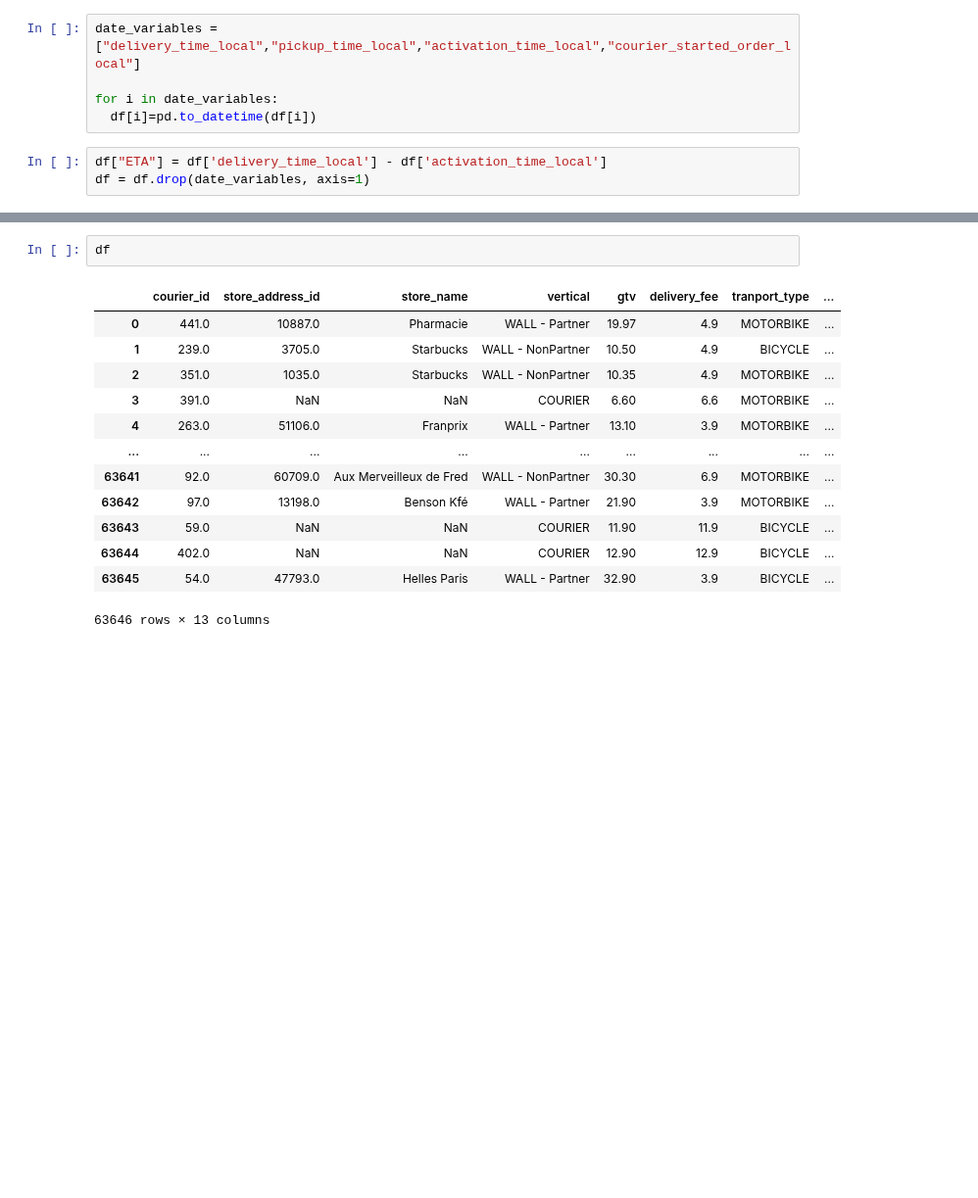
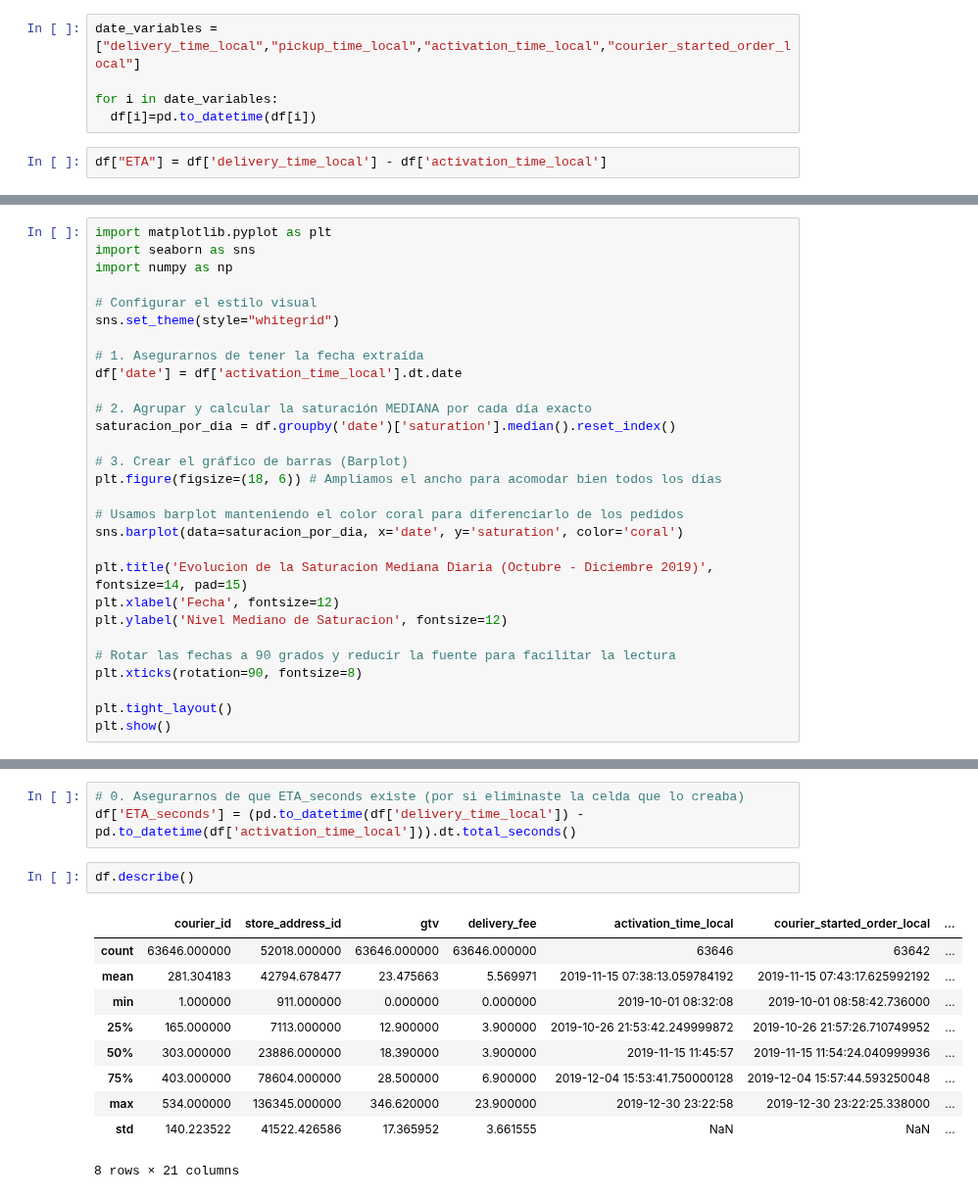
Before and after one commit to antni201204/Glovo_reto, a Jupyter notebook: GLOVO.ipynb, the cells around one changed output, grey strips where cells are left out. Shown at 98% size. Drawn from its saved outputs; the diff is of its cells as text; blank space fills up the shorter version.

```diff
--- a/GLOVO.ipynb
+++ b/GLOVO.ipynb
@@ -205,4 +223,3 @@ for i in date_variables:
   df[i]=pd.to_datetime(df[i])
 # %%
 df["ETA"] = df['delivery_time_local'] - df['activation_time_local']
-df = df.drop(date_variables, axis=1)
@@ -208,0 +396,29 @@ df = df.drop(date_variables, axis=1)
+# %%
+import matplotlib.pyplot as plt
+import seaborn as sns
+import numpy as np
+
+# Configurar el estilo visual
+sns.set_theme(style="whitegrid")
+
+# 1. Asegurarnos de tener la fecha extraída
+df['date'] = df['activation_time_local'].dt.date
+
+# 2. Agrupar y calcular la saturación MEDIANA por cada día exacto
+saturacion_por_dia = df.groupby('date')['saturation'].median().reset_index()
+
+# 3. Crear el gráfico de barras (Barplot)
+plt.figure(figsize=(18, 6)) # Ampliamos el ancho para acomodar bien todos los días
+
+# Usamos barplot manteniendo el color coral para diferenciarlo de los pedidos
+sns.barplot(data=saturacion_por_dia, x='date', y='saturation', color='coral')
+
+plt.title('Evolucion de la Saturacion Mediana Diaria (Octubre - Diciembre 2019)', fontsize=14, pad=15)
+plt.xlabel('Fecha', fontsize=12)
+plt.ylabel('Nivel Mediano de Saturacion', fontsize=12)
+
+# Rotar las fechas a 90 grados y reducir la fuente para facilitar la lectura
+plt.xticks(rotation=90, fontsize=8)
+
+plt.tight_layout()
+plt.show()
@@ -209,16 +427,16 @@ df = df.drop(date_variables, axis=1)
+# %%
+# 0. Asegurarnos de que ETA_seconds existe (por si eliminaste la celda que lo creaba)
+df['ETA_seconds'] = (pd.to_datetime(df['delivery_time_local']) - pd.to_datetime(df['activation_time_local'])).dt.total_seconds()
 # %%
-df
+df.describe()
 # %% [output]
-|  | courier_id | store_address_id | store_name | vertical | gtv | delivery_fee | tranport_type | ... |
-| 0 | 441.0 | 10887.0 | Pharmacie | WALL - Partner | 19.97 | 4.9 | MOTORBIKE | ... |
-| 1 | 239.0 | 3705.0 | Starbucks | WALL - NonPartner | 10.50 | 4.9 | BICYCLE | ... |
-| 2 | 351.0 | 1035.0 | Starbucks | WALL - NonPartner | 10.35 | 4.9 | MOTORBIKE | ... |
-| 3 | 391.0 | NaN | NaN | COURIER | 6.60 | 6.6 | MOTORBIKE | ... |
-| 4 | 263.0 | 51106.0 | Franprix | WALL - Partner | 13.10 | 3.9 | MOTORBIKE | ... |
-| ... | ... | ... | ... | ... | ... | ... | ... | ... |
-| 63641 | 92.0 | 60709.0 | Aux Merveilleux de Fred | WALL - NonPartner | 30.30 | 6.9 | MOTORBIKE | ... |
-| 63642 | 97.0 | 13198.0 | Benson Kfé | WALL - Partner | 21.90 | 3.9 | MOTORBIKE | ... |
-| 63643 | 59.0 | NaN | NaN | COURIER | 11.90 | 11.9 | BICYCLE | ... |
-| 63644 | 402.0 | NaN | NaN | COURIER | 12.90 | 12.9 | BICYCLE | ... |
-| 63645 | 54.0 | 47793.0 | Helles Paris | WALL - Partner | 32.90 | 3.9 | BICYCLE | ... |
+|  | courier_id | store_address_id | gtv | delivery_fee | activation_time_local | courier_started_order_local | ... |
+| count | 63646.000000 | 52018.000000 | 63646.000000 | 63646.000000 | 63646 | 63642 | ... |
+| mean | 281.304183 | 42794.678477 | 23.475663 | 5.569971 | 2019-11-15 07:38:13.059784192 | 2019-11-15 07:43:17.625992192 | ... |
+| min | 1.000000 | 911.000000 | 0.000000 | 0.000000 | 2019-10-01 08:32:08 | 2019-10-01 08:58:42.736000 | ... |
+| 25% | 165.000000 | 7113.000000 | 12.900000 | 3.900000 | 2019-10-26 21:53:42.249999872 | 2019-10-26 21:57:26.710749952 | ... |
+| 50% | 303.000000 | 23886.000000 | 18.390000 | 3.900000 | 2019-11-15 11:45:57 | 2019-11-15 11:54:24.040999936 | ... |
+| 75% | 403.000000 | 78604.000000 | 28.500000 | 6.900000 | 2019-12-04 15:53:41.750000128 | 2019-12-04 15:57:44.593250048 | ... |
+| max | 534.000000 | 136345.000000 | 346.620000 | 23.900000 | 2019-12-30 23:22:58 | 2019-12-30 23:22:25.338000 | ... |
+| std | 140.223522 | 41522.426586 | 17.365952 | 3.661555 | NaN | NaN | ... |
-63646 rows × 13 columns
+8 rows × 21 columns
```
Also changed, not shown: parts of 42 cells of this notebook.
